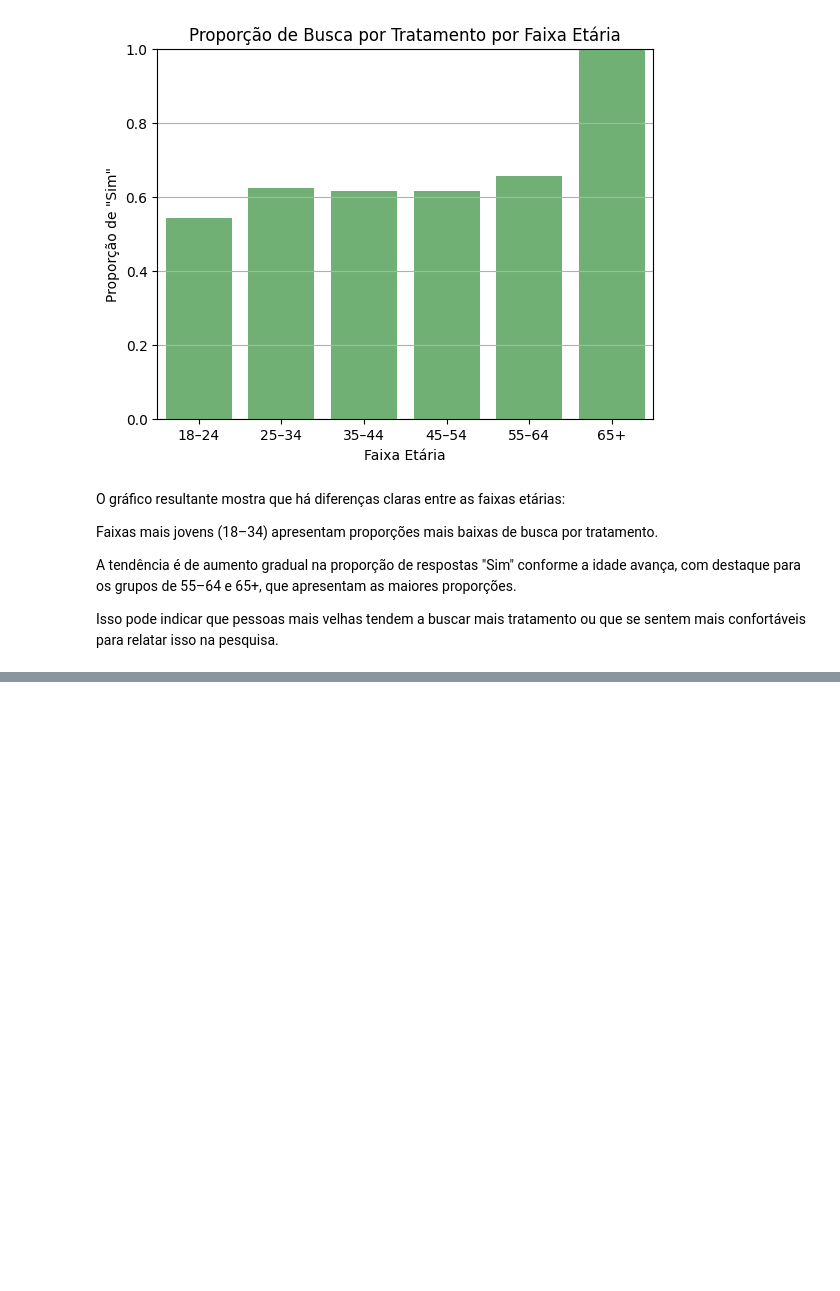
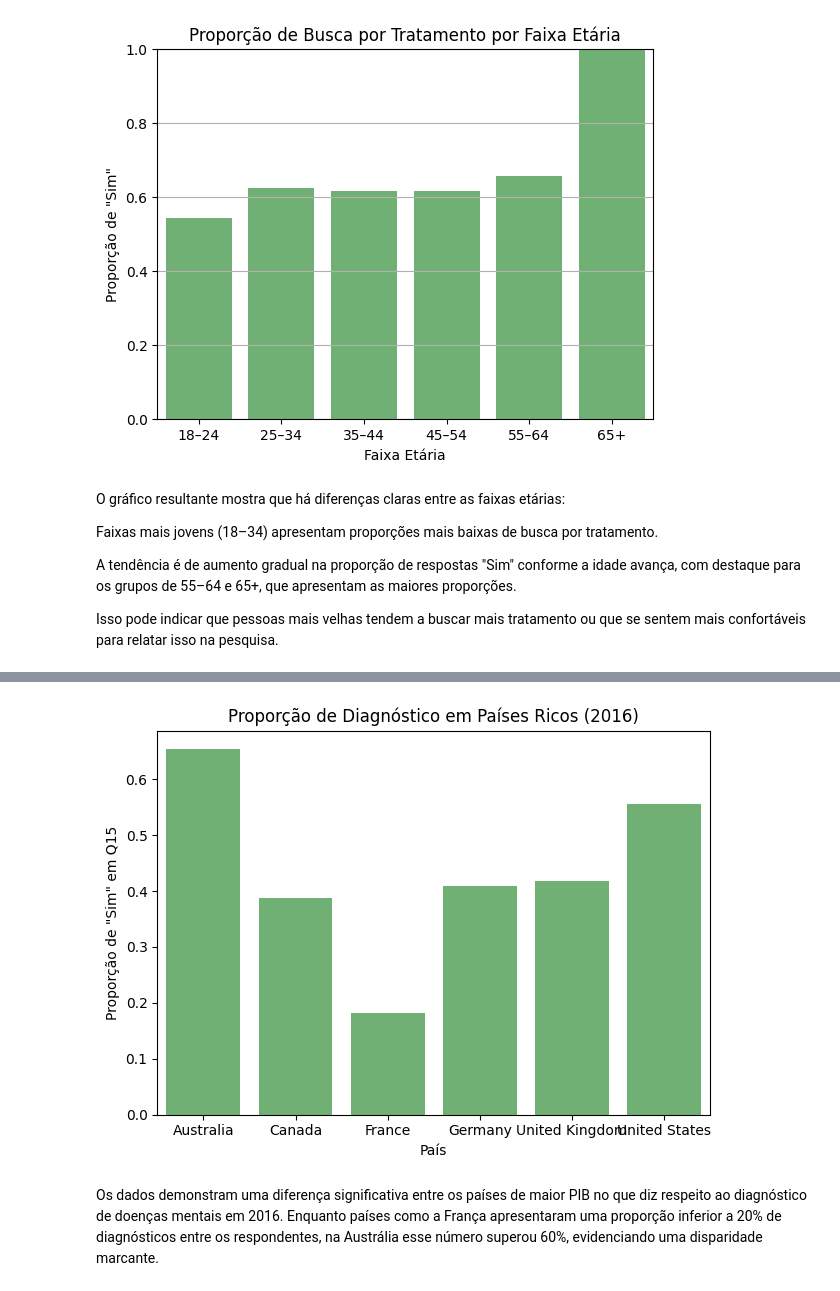
Before and after one commit to lucasisabelsc/ColetaEPreparacaoDeDados, a Jupyter notebook: ProjetoFase02/projeto.ipynb, the cells around one changed output, grey strips where cells are left out. Drawn from its saved outputs; the diff is of its cells as text; code cells hidden in the pictures; blank space fills up the shorter version.

```diff
--- a/ProjetoFase02/projeto.ipynb
+++ b/ProjetoFase02/projeto.ipynb
@@ -751,0 +791,17 @@ Isso pode indicar que pessoas mais velhas tendem a buscar mais tratamento ou que
+# %%
+df_2016 = df[(df['Q17'] == 2016) & df['Q15'].isin(['Sim', 'Não'])]
+paises_ricos = ['United States', 'Germany', 'United Kingdom', 'Canada', 'Australia', 'France']
+df_ricos = df_2016[df_2016['Q13'].isin(paises_ricos)]
+contagem = df_ricos.groupby('Q13')['Q15'].value_counts().unstack().fillna(0)
+proporcao_sim = contagem['Sim'] / contagem.sum(axis=1)
+sns.barplot(x=proporcao_sim.index, y=proporcao_sim.values, color='#66bb6a')
+plt.title('Proporção de Diagnóstico em Países Ricos (2016)')
+plt.xlabel('País')
+plt.ylabel('Proporção de "Sim" em Q15')
+plt.tight_layout()
+plt.show()
+# %% [output]
+[figure, added]
+# %% [markdown]
+Os dados demonstram uma diferença significativa entre os países de maior PIB no que diz respeito ao diagnóstico de doenças mentais em 2016.
+Enquanto países como a França apresentaram uma proporção inferior a 20% de diagnósticos entre os respondentes, na Austrália esse número superou 60%, evidenciando uma disparidade marcante.
```
Also changed, not shown: parts of 9 cells of this notebook.
